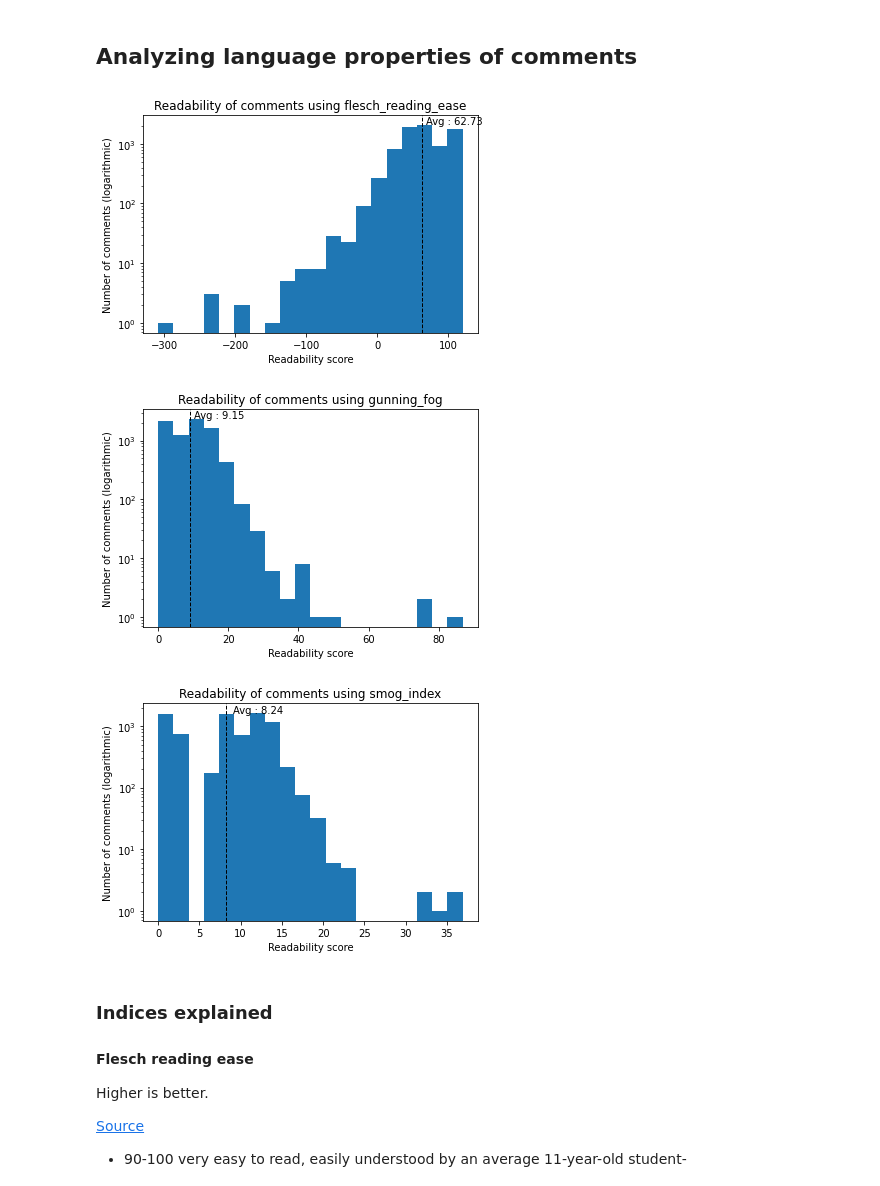
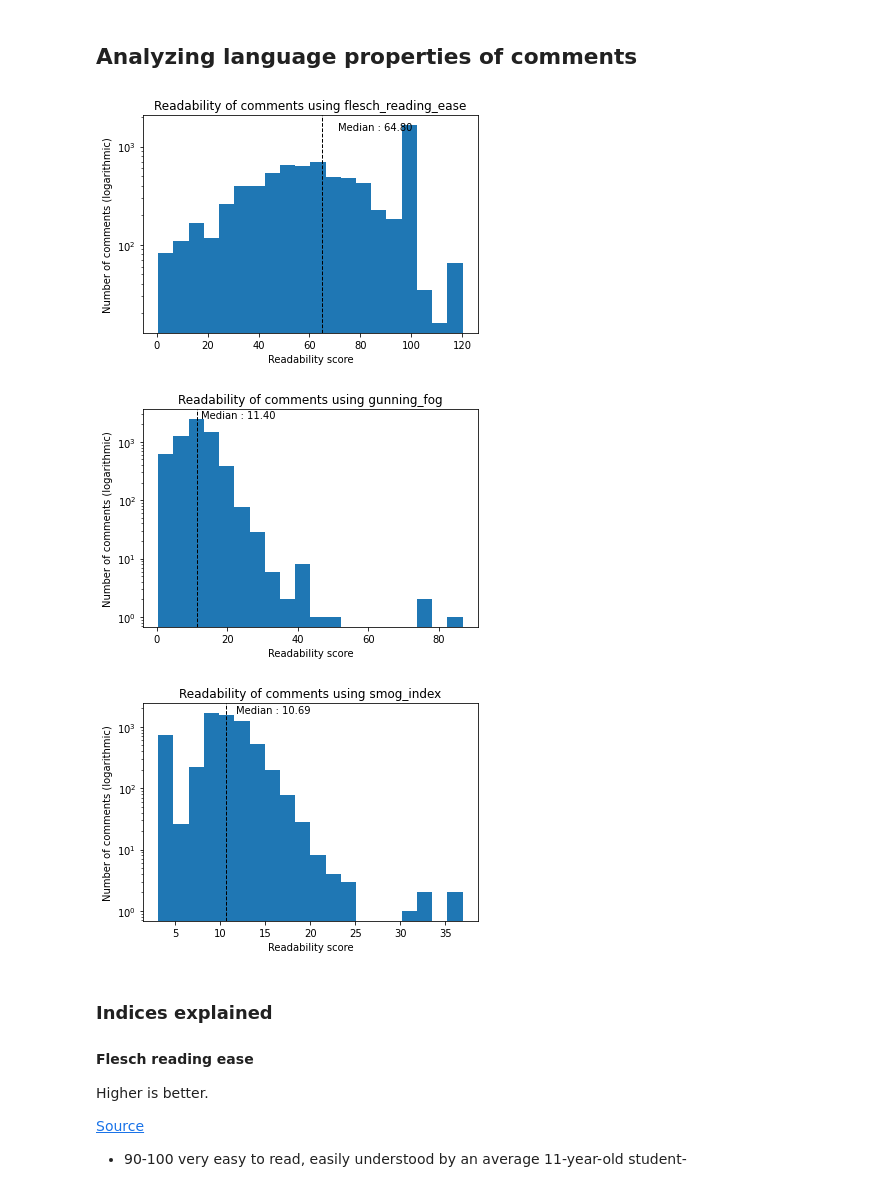
Before and after one commit to Naralas/SC-Seminar-Comment-Quality-Pharo, a Jupyter notebook: seminar_prototype.ipynb, the cells around one changed output. Saved outputs shown, nothing was run; the diff lists cells and outputs as text; code cells hidden in the pictures.

```diff
--- a/seminar_prototype.ipynb
+++ b/seminar_prototype.ipynb
@@ -11,7 +11,7 @@ nltk.download('punkt')
 [nltk_data]   Package punkt is already up-to-date!
 True
 # %%
-DATASET_FILE = 'class_comments_pharo.csv'
+DATASET_FILE = 'data/pharo/class_comments_pharo.csv'
 
 dataset = pd.read_csv(DATASET_FILE, header=None, names=['class', 'comment'])
 
@@ -96,9 +99,14 @@ Ratio of comments too short : 2.5 %
 ### Plots
 # %%
 import matplotlib.pyplot as plt
-from statistics import mean
+from statistics import mean, median
 
-def plot_histogram(values, bins, title, xlabel, ylabel, yscale_val='linear', plot_average=False):
+def plot_histogram(values, bins, title, xlabel, ylabel, yscale_val='linear', title_additional_info="",
+                   plot_average=False, plot_median=False):
+
+    if title_additional_info != "":
+        title = f"{title} ({title_additional_info})"
+
     plt.hist(values, bins=bins)
     plt.yscale(value=yscale_val)
     plt.title(title)
@@ -110,5 +118,11 @@ def plot_histogram(values, bins, title, xlabel, ylabel, yscale_val='linear', plo
         plt.axvline(mean_val, color='k', linestyle='dashed', linewidth=1)
         plt.min_ylim, max_ylim = plt.ylim()
         plt.text(mean_val*1.1, max_ylim*0.7, f"Avg : {mean_val:.2f}")
+    if(plot_median):
+        median_val = median(values)
+        plt.axvline(median_val, color='k', linestyle='dashed', linewidth=1)
+        plt.min_ylim, max_ylim = plt.ylim()
+        plt.text(median_val*1.1, max_ylim*0.7, f"Median : {median_val:.2f}")
+
     plt.show()
 # %%
@@ -120,5 +139,3 @@ plot_histogram(comments_len, bins=20, yscale_val='log', title='Histogram of comm
 # %% [markdown]
 ## Analyzing language properties of comments
-# %%
-comments = df["comment"]
 # %%
@@ -157,14 +184,21 @@ for comment in comments:
 # %%
-for label, values in indices_values.items():
-    plot_histogram(values, bins=20, title=f"Readability of comments using {label}",
-                    yscale_val='log',
-                    ylabel='Number of comments (logarithmic)',
-                    xlabel='Readability score',
-                    plot_average=True)
+def plot_indices_values(indices_values, title_additional_info=""):
+    for label, values in indices_values.items():
+        values = list(filter(lambda val: val > 0, values))
+        plot_histogram(values, bins=20,
+                        title=f"Readability of comments using {label}", title_additional_info=title_additional_info,
+                        yscale_val='log',
+                        ylabel='Number of comments (logarithmic)',
+                        xlabel='Readability score',
+                        plot_median=True)
+
+
+
+plot_indices_values(indices_values)
 # %% [output]
-[figure, old version]
+[figure, new version]
-[figure, old version]
+[figure, new version]
-[figure, old version]
+[figure, new version]
 # %% [markdown]
 ### Indices explained
 
```
Also changed, not shown: parts of 18 cells of this notebook.
